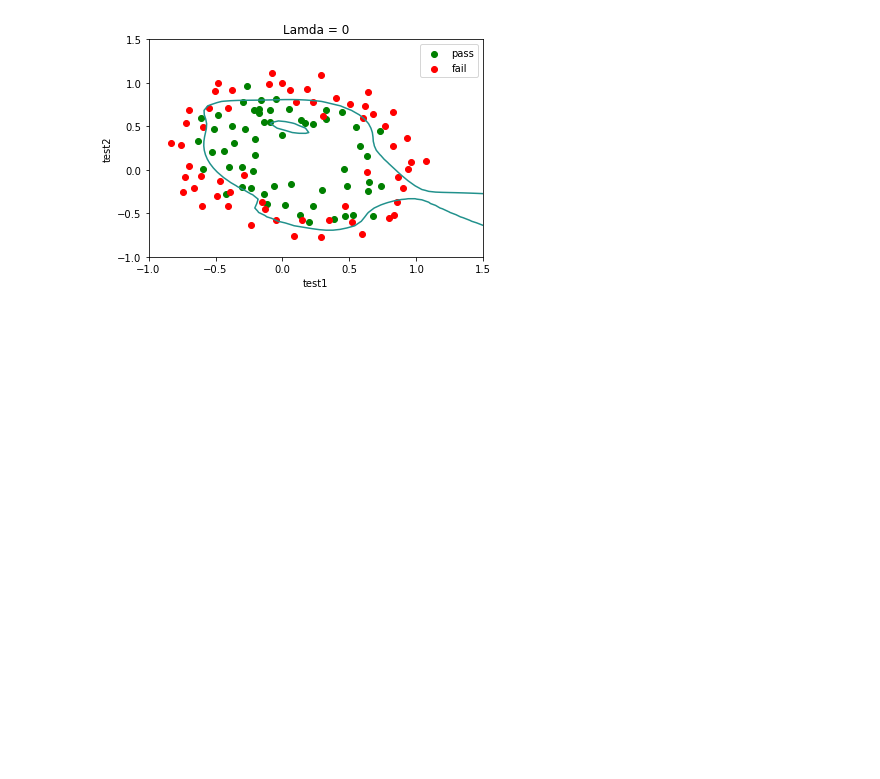
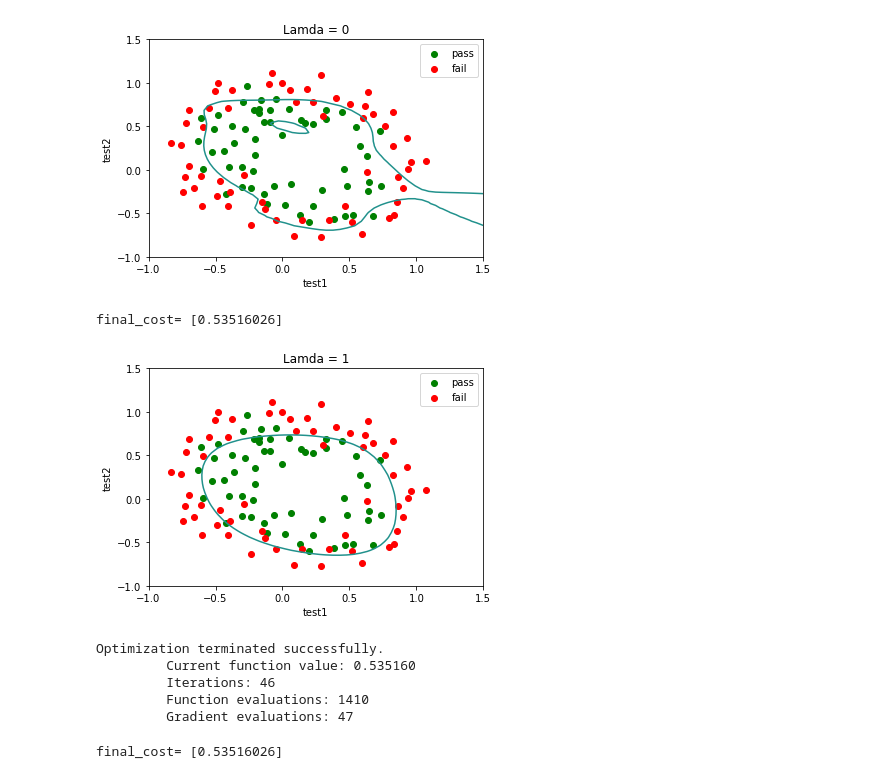
Before and after one commit to amitsuneja/MachineLeaning, a Jupyter notebook: AndrewNG/Week3/Excercise04/Excercise4.ipynb, the cells around one changed output. Drawn from its saved outputs; the diff is of its cells as text; code cells hidden in the pictures; blank space fills up the shorter version.

```diff
--- a/AndrewNG/Week3/Excercise04/Excercise4.ipynb
+++ b/AndrewNG/Week3/Excercise04/Excercise4.ipynb
@@ -243,3 +245,35 @@ plt.title("Lamda = 0")
 plt.show()
 # %% [output]
 [figure]
+# %%
+from scipy.optimize import minimize
+theta_initial = np.zeros(n).reshape(n, 1)  # alternate theta_initial = np.zeros((n,1))
+Lambda = 1
+res = minimize(cost_function, theta_initial, args=(x, y, Lambda))
+res
+# %%
+auto_theta = res.x
+final_cost = cost_function(auto_theta, x,  y, Lambda)
+print("final_cost=", final_cost)
+# %% [output]
+final_cost= [0.53516026]
+# %%
+# Decision Boundary
+u = np.linspace(-1, 1.5, 50)
+v = np.linspace(-1, 1.5, 50)
+z = np.zeros((len(u), len(v)))
+poly = PolynomialFeatures(6)
+for i in range(len(u)):
+    for j in range(len(v)):
+        my_array = np.array([[u[i]], [v[j]]]).reshape(1, 2)
+        z[i, j] = np.dot(poly.fit_transform(my_array), auto_theta)
+plt.scatter(x1_pass, x2_pass, marker="o", color="green", label="pass")
+plt.scatter(x1_fail, x2_fail, marker="o", color="red", label="fail")
+plt.contour(u, v, z, 0)
+plt.legend()
+plt.xlabel("test1")
+plt.ylabel("test2")
+plt.title("Lamda = 1")
+plt.show()
+# %% [output]
+[figure, added]
@@ -245,0 +285,16 @@ plt.show()
+# %%
+# Run fmin_bfgs to obtain the optimal theta
+# This function returns theta and the cost
+myargs=(x, y, Lambda)
+auto_theta = fmin_bfgs(cost_function, x0=theta_initial, args=myargs)
+# %% [output]
+Optimization terminated successfully.
+         Current function value: 0.535160
+         Iterations: 46
+         Function evaluations: 1410
+         Gradient evaluations: 47
+# %%
+final_cost = cost_function(auto_theta, x,  y, Lambda)
+print("final_cost=", final_cost)
+# %% [output]
+final_cost= [0.53516026]
```
Also changed, not shown: parts of 5 cells of this notebook.
